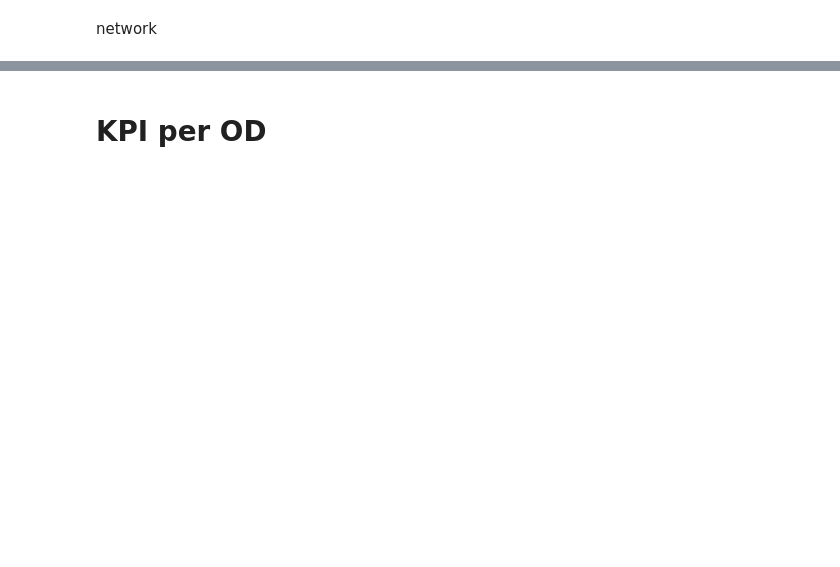
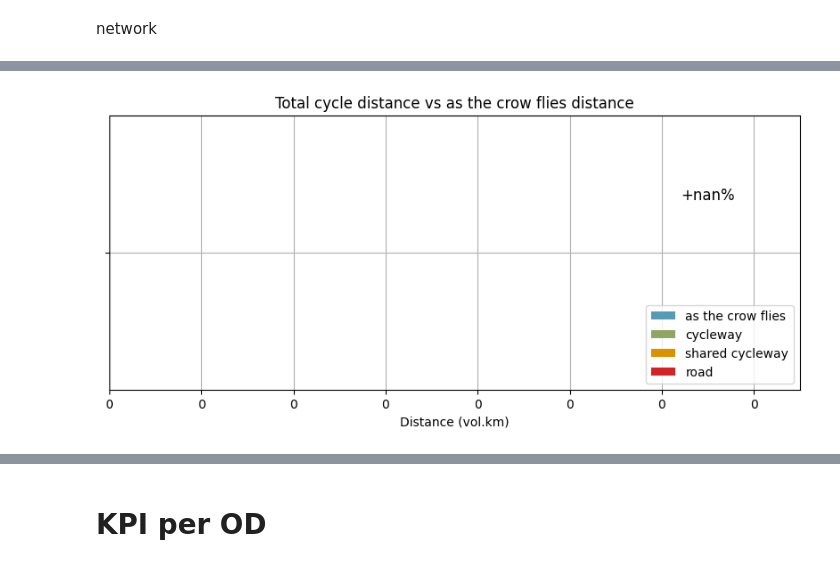
Before and after one commit to systragroup/quetzal_cyclops, a Jupyter notebook: notebooks/2_model/cyclops_model.ipynb, the cells around one changed output, grey strips where cells are left out. Drawn from its saved outputs; the diff is of its cells as text; code cells hidden in the pictures; blank space fills up the shorter version.

Commit message:
works without demand.csv. faster OD json creation. cahnge crow fluight to haversine

```diff
--- a/notebooks/2_model/cyclops_model.ipynb
+++ b/notebooks/2_model/cyclops_model.ipynb
@@ -1,7 +1,7 @@
 # %%
 import sys
 import json
-aggregation = {'distance':1000}
+aggregation = {'distance':100}
 constant = {'cst_incline':1}
 road_weight = {'residential':0.5,
             'secondary_link':0.3,
@@ -34,7 +34,7 @@ params = {'aggregation':aggregation,'constant':constant, 'road_weight': road_wei
 
 
 
-default = {'training_folder': '../../scenarios/NTA Dublin M50', 'params':params} # Default execution parameters
+default = {'training_folder': '../../scenarios/quebec_3', 'params':params} # Default execution parameters
 manual, argv = (True, default) if 'ipykernel' in sys.argv[0] else (False, dict(default, **json.loads(sys.argv[1])))
 print(argv)
 # %% [output]
@@ -273,9 +295,17 @@ def get_filepath(path,filename):
     files = os.listdir(demand_folder)
     file = [file for file in files if filename.lower() == file.lower()]
     if len(file)==0:
-        raise Exception(f'{path+filename} does not exist')
+        print(f'{path+filename} does not exist')
+        return path+filename
     return path+file[0]
 # %%
-demand = pd.read_csv(get_filepath(demand_folder ,'demand.csv'))
-assert all([col in demand.columns for col in ['lon_ori','lat_ori','lon_des','lat_des','volume'] ]), 'need lon_ori, lat_ori, lon_des, lat_des, volume in demand'
-demand = demand[['lon_ori','lat_ori','lon_des','lat_des','volume']]
+demand_file = get_filepath(demand_folder ,'demand.csv')
+demand_provided = os.path.isfile(demand_file)
+if demand_provided:
+    demand = pd.read_csv(demand_file)
+    assert all([col in demand.columns for col in ['lon_ori','lat_ori','lon_des','lat_des','volume'] ]), 'need lon_ori, lat_ori, lon_des, lat_des, volume in demand'
+    demand = demand[['lon_ori','lat_ori','lon_des','lat_des','volume']]
+else: #mock it
+    from shapely.geometry import Point, LineString
+    centroid = [*LineString(nodes.centroid.values).centroid.coords][0]
+    demand = pd.DataFrame(data={'lon_ori':centroid[0],'lat_ori':centroid[1],'lon_des':centroid[0],'lat_des':centroid[1],'volume':0},index=[0])
@@ -313,8 +346,12 @@ Clustering
 # %%
 agg_dist = float(argv['params']['aggregation']['distance'])
 epsg = get_epsg(zones.iloc[0]['geometry'].y, zones.iloc[0]['geometry'].x)
-label = agglomerative_clustering(zones.to_crs(epsg), distance_threshold = agg_dist)
-zones['cluster'] = label
+## cannot agg 1 zones. this happens when no demand is provided with mock demand.
+if len(zones)>1:
+    label = agglomerative_clustering(zones.to_crs(epsg), distance_threshold = agg_dist)
+    zones['cluster'] = label
+else:
+    zones['cluster'] = 0
 # %%
 print(len(zones),'zones agg to',len(zones['cluster'].unique()),' zones')
 # %% [output]
@@ -731,24 +777,26 @@ plot.get_figure().savefig(file, bbox_inches='tight')
 # %%
 fig, ax = plt.subplots(figsize=(10,4))
 res['crow (vol.km)'].plot(kind='barh',ax=ax, color=colors[0], position=0,width=0.4)
 res[['yes (vol.km)', 'shared (vol.km)', 'no (vol.km)']].plot(kind='barh',stacked=True, ax=ax,position=1,width=0.4,color=colors[1:])
 
 spacing = (ax.get_xticks()[1] - ax.get_xticks()[0])/2
 annot_position = res.iloc[0]['cycle (vol.km)'] + spacing/2
 plt.ylim([-0.5,len(res)-0.5])
 plt.xlim(ax.get_xticks()[0], annot_position+spacing)
-plt.annotate('+' + str(round(res.iloc[0]['cycle/crow (%)'])-100) + '%', xy=(annot_position,-0.18), ha='center', va='bottom',fontsize=12)
+plt.annotate('+' + str(np.round(res.iloc[0]['cycle/crow (%)'])-100) + '%', xy=(annot_position,-0.18), ha='center', va='bottom',fontsize=12)
 
 plt.legend(['as the crow flies', 'cycleway','shared cycleway', 'road'],loc="lower right", ncol=1)
 plt.gca().invert_yaxis()
 plt.xlabel("Distance (vol.km)")
 plt.grid(True, 'major', linestyle='-', axis='both')
 ax.set_axisbelow(True)
 #plt.gcf().axes[0].xaxis.get_major_formatter().set_scientific(False)
 ax.xaxis.set_major_formatter(lambda x,y: '{:,}'.format(int(x)).replace(',', ' '))
 
 plt.title('Total cycle distance vs as the crow flies distance')
 plt.savefig(output_folder+'1_total_distance_km.png')
+# %% [output]
+[figure, added]
 # %%
 ax = res[['yes (%vol)', 'shared (%vol)', 'no (%vol)']].plot(kind='barh',stacked=True,figsize=(10, 4),color=colors[1:])
 plt.legend(loc="upper right", ncol=1)
```
Also changed, not shown: parts of 30 cells of this notebook, 1 other file.
